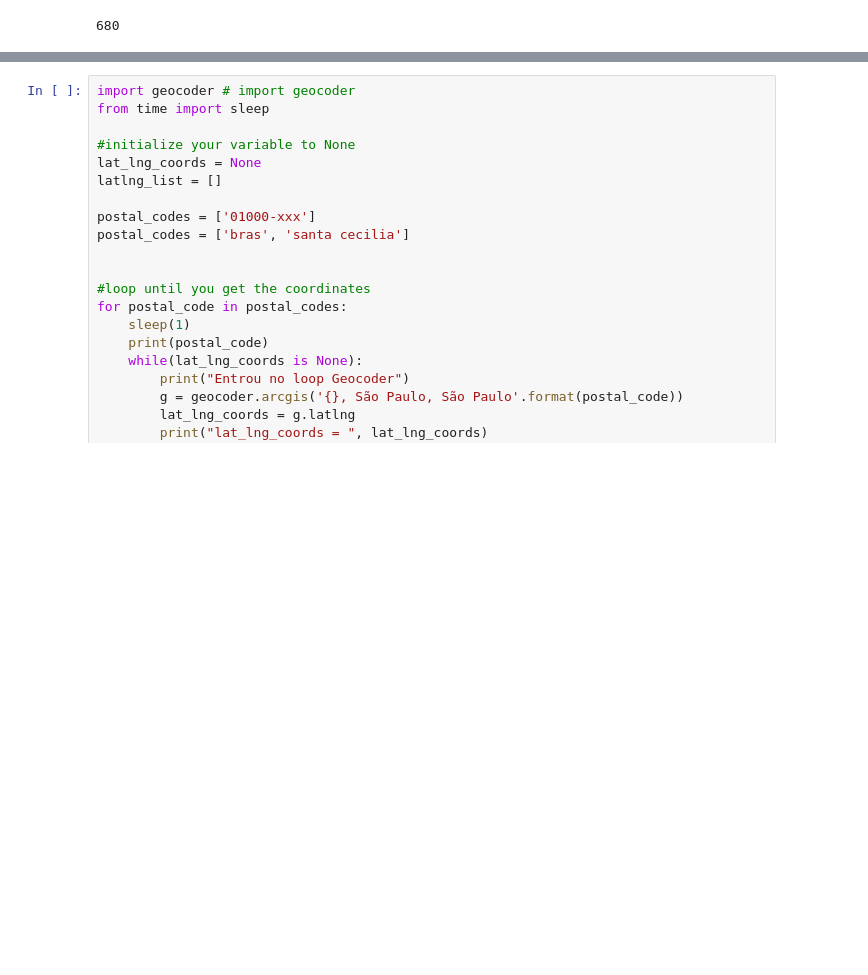
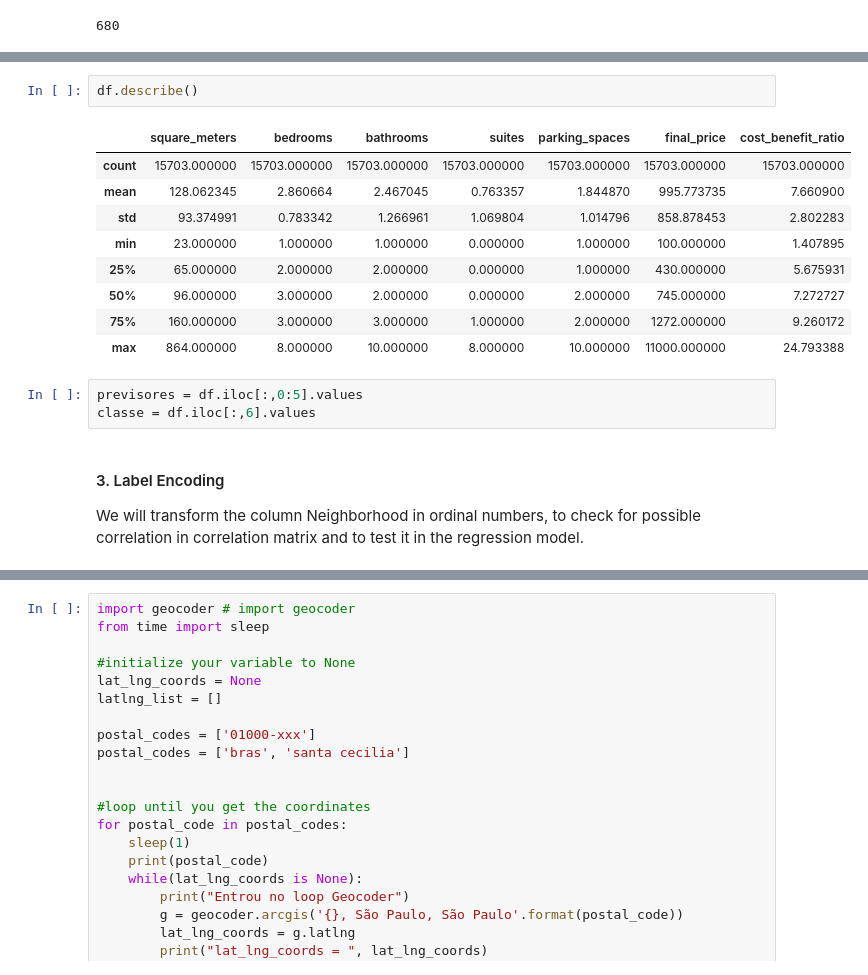
Before and after one commit to FernandoRFranca/Coursera_Capstone, a Jupyter notebook: Coursera Data Science Final Project.ipynb, the cells around one changed output, grey strips where cells are left out. Saved outputs shown, nothing was run; the diff lists cells and outputs as text; blank space fills up the shorter version.

```diff
--- a/Coursera Data Science Final Project.ipynb
+++ b/Coursera Data Science Final Project.ipynb
@@ -72,0 +109,19 @@ df['neighborhood'].unique().size
+# %%
+df.describe()
+# %% [output]
+|  | square_meters | bedrooms | bathrooms | suites | parking_spaces | final_price | cost_benefit_ratio |
+| count | 15703.000000 | 15703.000000 | 15703.000000 | 15703.000000 | 15703.000000 | 15703.000000 | 15703.000000 |
+| mean | 128.062345 | 2.860664 | 2.467045 | 0.763357 | 1.844870 | 995.773735 | 7.660900 |
+| std | 93.374991 | 0.783342 | 1.266961 | 1.069804 | 1.014796 | 858.878453 | 2.802283 |
+| min | 23.000000 | 1.000000 | 1.000000 | 0.000000 | 1.000000 | 100.000000 | 1.407895 |
+| 25% | 65.000000 | 2.000000 | 2.000000 | 0.000000 | 1.000000 | 430.000000 | 5.675931 |
+| 50% | 96.000000 | 3.000000 | 2.000000 | 0.000000 | 2.000000 | 745.000000 | 7.272727 |
+| 75% | 160.000000 | 3.000000 | 3.000000 | 1.000000 | 2.000000 | 1272.000000 | 9.260172 |
+| max | 864.000000 | 8.000000 | 10.000000 | 8.000000 | 10.000000 | 11000.000000 | 24.793388 |
+# %%
+previsores = df.iloc[:,0:5].values
+classe = df.iloc[:,6].values
+# %% [markdown]
+#### 3. Label Encoding
+
+We will transform the column Neighborhood in ordinal numbers, to check for possible correlation in correlation matrix and to test it in the regression model.
```
Also changed, not shown: parts of 33 cells of this notebook.
